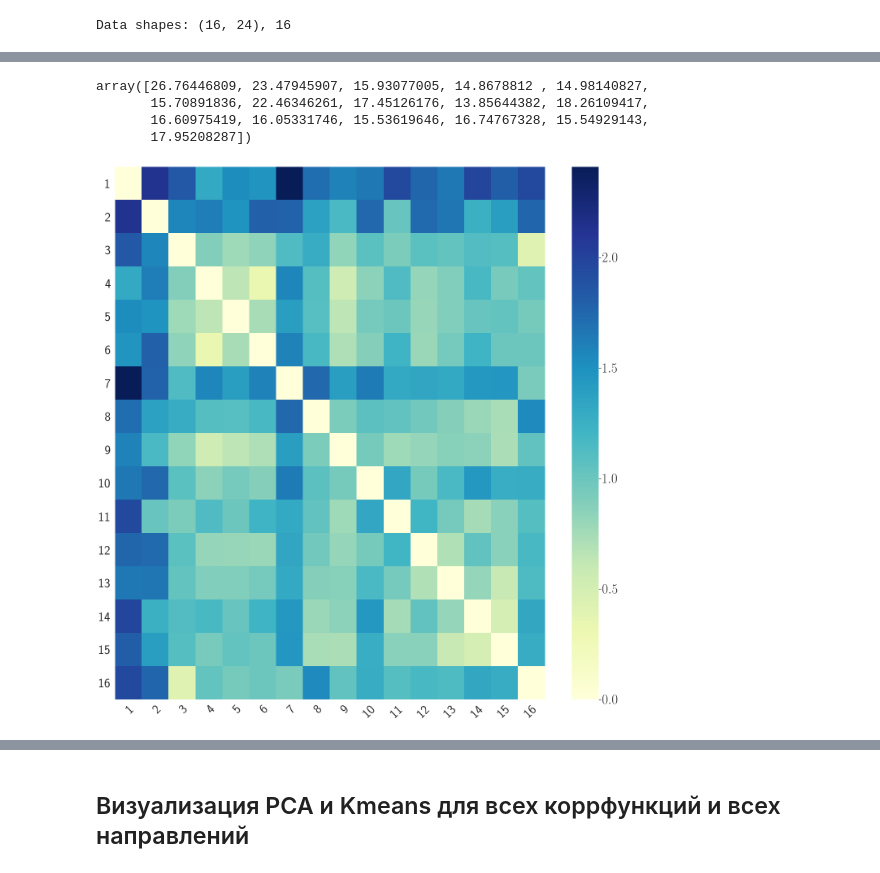
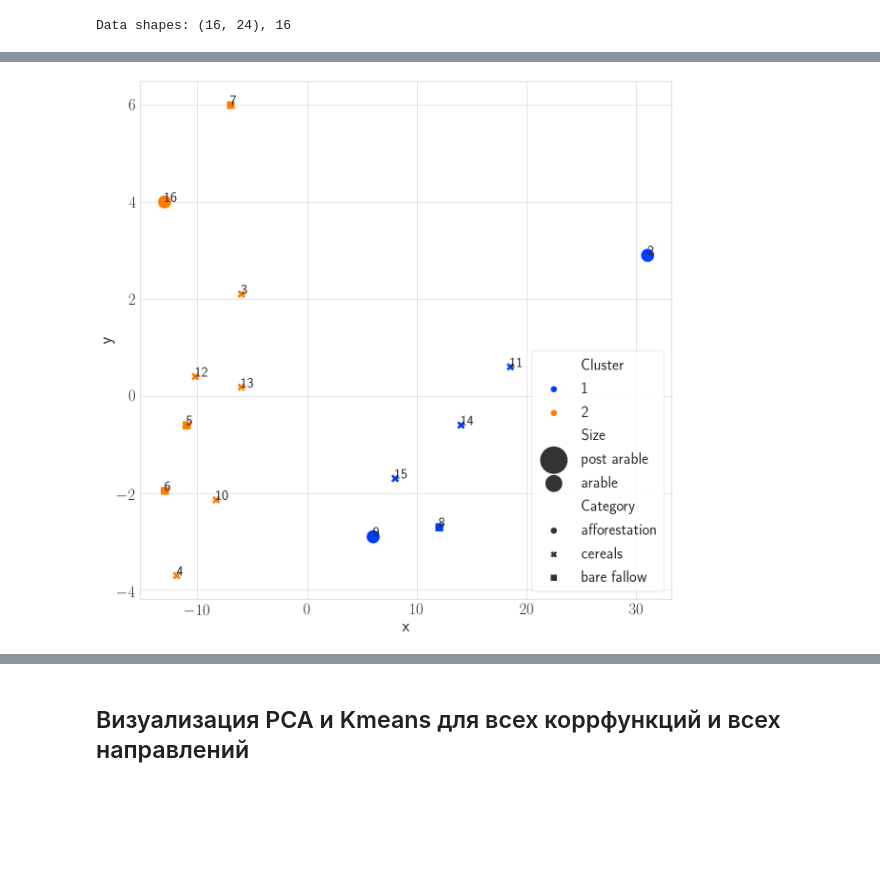
Before and after one commit to eph2795/curve_fitting, a Jupyter notebook: data_viz.ipynb, the cells around one changed output, grey strips where cells are left out. Cells and saved outputs as stored; diff of their text form; code cells hidden in the pictures; blank space fills up the shorter version.

Commit message:
extend plot clusters functional

```diff
--- a/data_viz.ipynb
+++ b/data_viz.ipynb
@@ -445,20 +509,27 @@ dist_matr_r_f = dist_matr_r_f / dist_matr_r_f.max()
-# %%
-(dist_matr).sum(axis=1)
-# %% [output]
-array([26.76446809, 23.47945907, 15.93077005, 14.8678812 , 14.98140827,
-       15.70891836, 22.46346261, 17.45126176, 13.85644382, 18.26109417,
-       16.60975419, 16.05331746, 15.53619646, 16.74767328, 15.54929143,
-       17.95208287])
-# %%
-plot_heatmap(
-    data=dist_matr,
-    Y=Y,
-    exp_name='stacks',
-    tex='stacks',
-    title='functions',
-    fdir='vis_results',
-    dpi=400,
-    use_title=False
-)
-# %% [output]
-[figure, removed]
+# %%
+X, Y, clusters = [], [], []
+for x, y, c in data_functions_2:
+    X.append(x)
+    Y.append(y)
+    clusters.append(c)
+X = np.array(X)
+Y = np.array(Y)
+clusters = np.array(clusters)
+
+plot_clusters(
+    X=X,
+    Y=Y,
+    clusters=clusters,
+    categories=categories_3,
+    sizes=categories_2,
+    exp_name='stacks',
+    tex='stacks',
+    title='functions',
+    n=2,
+    use_pca=False,
+    fdir='.',
+    dpi=400,
+    use_title=False
+)
+# %% [output]
+[figure, added]
```
Also changed, not shown: parts of 18 cells of this notebook, 5 other files.
